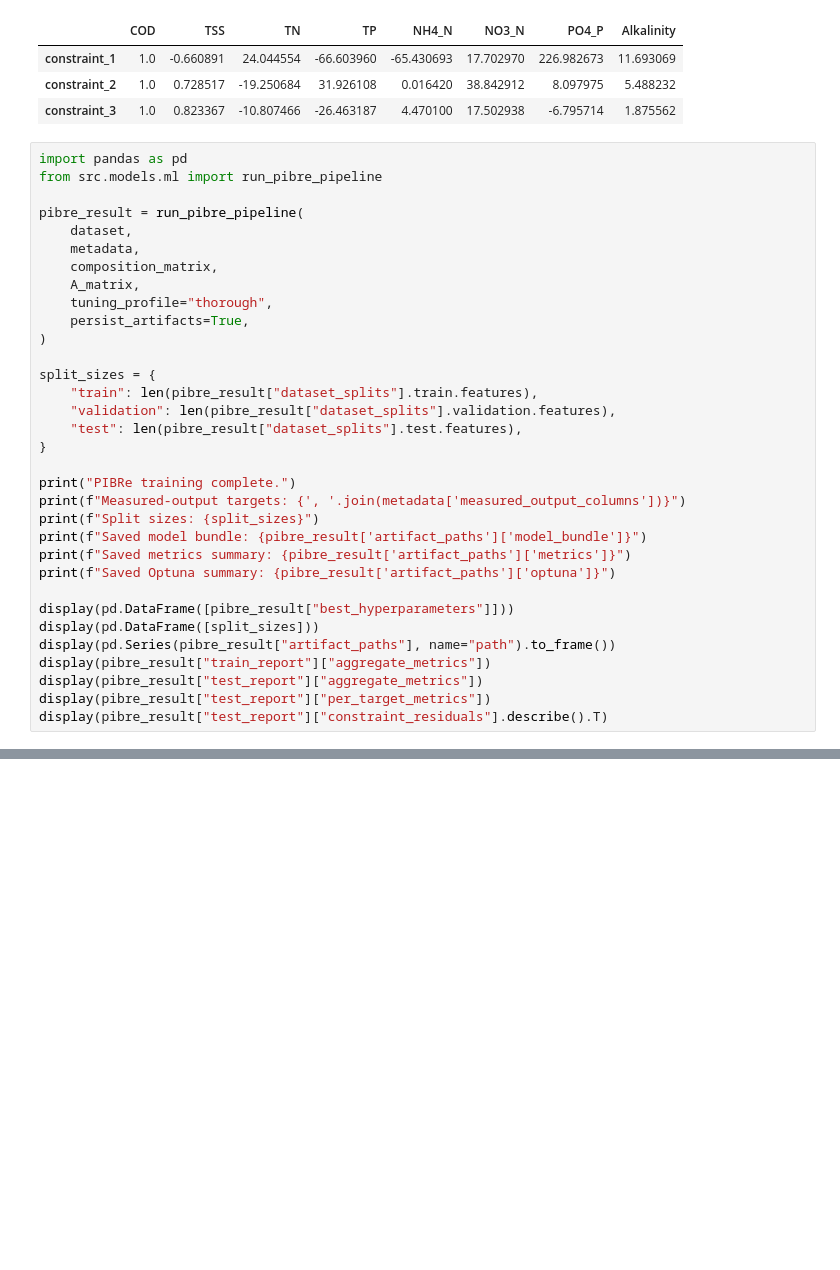
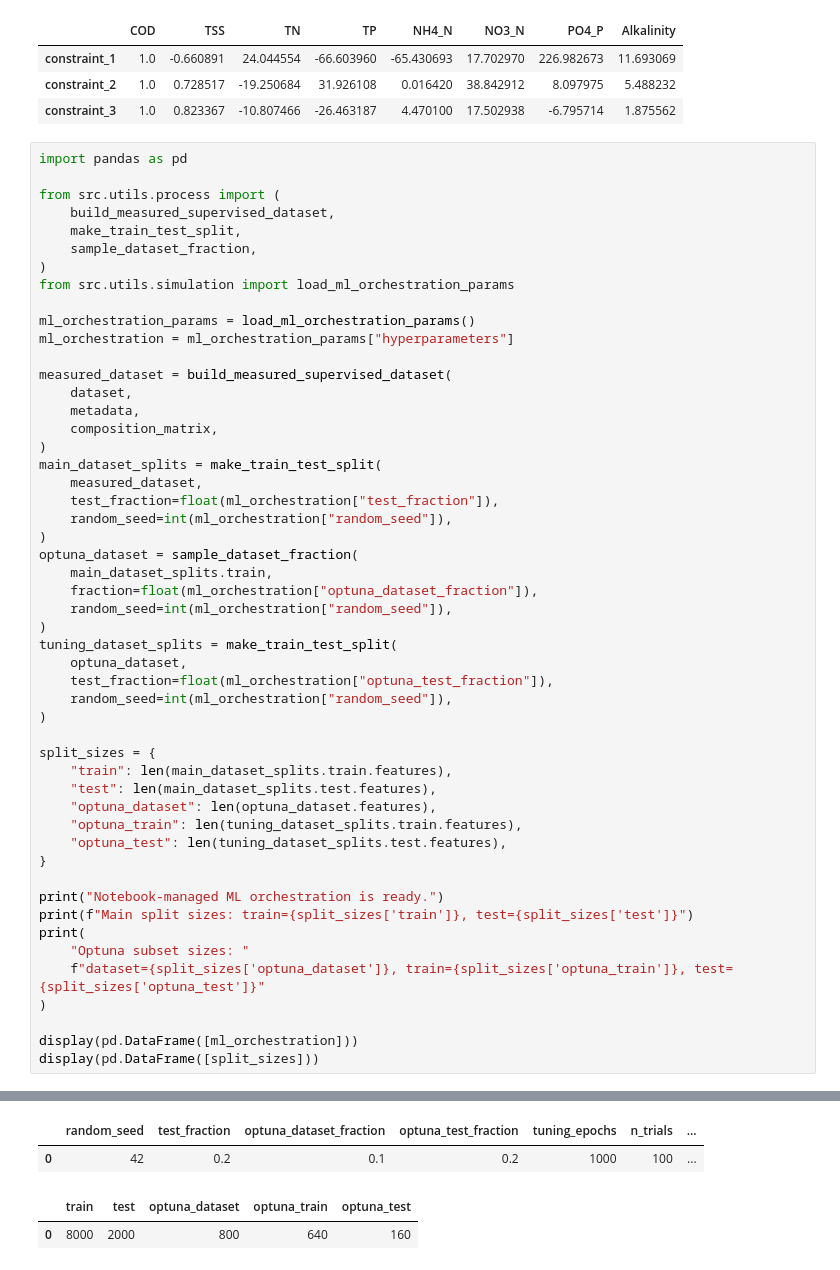
Before and after one commit to egbertoselerio1997/pibre-model, a Jupyter notebook: main.ipynb, the cells around one changed output, grey strips where cells are left out. Drawn from its saved outputs; the diff is of its cells as text; blank space fills up the shorter version.

```diff
--- a/main.ipynb
+++ b/main.ipynb
@@ -120,35 +120,53 @@ A_matrix shape: (3, 8)
 | constraint_3 | 1.0 | 0.823367 | -10.807466 | -26.463187 | 4.470100 | 17.502938 | -6.795714 | 1.875562 |
 # %%
 import pandas as pd
-from src.models.ml import run_pibre_pipeline
 
-pibre_result = run_pibre_pipeline(
+from src.utils.process import (
+    build_measured_supervised_dataset,
+    make_train_test_split,
+    sample_dataset_fraction,
+)
+from src.utils.simulation import load_ml_orchestration_params
+
+ml_orchestration_params = load_ml_orchestration_params()
+ml_orchestration = ml_orchestration_params["hyperparameters"]
+
+measured_dataset = build_measured_supervised_dataset(
     dataset,
     metadata,
     composition_matrix,
-    A_matrix,
-    tuning_profile="thorough",
-    persist_artifacts=True,
+)
+main_dataset_splits = make_train_test_split(
+    measured_dataset,
+    test_fraction=float(ml_orchestration["test_fraction"]),
+    random_seed=int(ml_orchestration["random_seed"]),
+)
+optuna_dataset = sample_dataset_fraction(
+    main_dataset_splits.train,
+    fraction=float(ml_orchestration["optuna_dataset_fraction"]),
+    random_seed=int(ml_orchestration["random_seed"]),
+)
+tuning_dataset_splits = make_train_test_split(
+    optuna_dataset,
+    test_fraction=float(ml_orchestration["optuna_test_fraction"]),
+    random_seed=int(ml_orchestration["random_seed"]),
 )
 
 split_sizes = {
-    "train": len(pibre_result["dataset_splits"].train.features),
-    "validation": len(pibre_result["dataset_splits"].validation.features),
-    "test": len(pibre_result["dataset_splits"].test.features),
+    "train": len(main_dataset_splits.train.features),
+    "test": len(main_dataset_splits.test.features),
+    "optuna_dataset": len(optuna_dataset.features),
+    "optuna_train": len(tuning_dataset_splits.train.features),
+    "optuna_test": len(tuning_dataset_splits.test.features),
 }
 
-print("PIBRe training complete.")
-print(f"Measured-output targets: {', '.join(metadata['measured_output_columns'])}")
-print(f"Split sizes: {split_sizes}")
-print(f"Saved model bundle: {pibre_result['artifact_paths']['model_bundle']}")
-print(f"Saved metrics summary: {pibre_result['artifact_paths']['metrics']}")
-print(f"Saved Optuna summary: {pibre_result['artifact_paths']['optuna']}")
+print("Notebook-managed ML orchestration is ready.")
+print(f"Main split sizes: train={split_sizes['train']}, test={split_sizes['test']}")
+print(
+    "Optuna subset sizes: "
+    f"dataset={split_sizes['optuna_dataset']}, train={split_sizes['optuna_train']}, test={split_sizes['optuna_test']}"
+)
 
-display(pd.DataFrame([pibre_result["best_hyperparameters"]]))
+display(pd.DataFrame([ml_orchestration]))
 display(pd.DataFrame([split_sizes]))
-display(pd.Series(pibre_result["artifact_paths"], name="path").to_frame())
-display(pibre_result["train_report"]["aggregate_metrics"])
-display(pibre_result["test_report"]["aggregate_metrics"])
-display(pibre_result["test_report"]["per_target_metrics"])
-display(pibre_result["test_report"]["constraint_residuals"].describe().T)
 # %% [output]
@@ -171,0 +176,4 @@ display(pibre_result["test_report"]["constraint_residuals"].describe().T)
+|  | random_seed | test_fraction | optuna_dataset_fraction | optuna_test_fraction | tuning_epochs | n_trials | ... |
+| 0 | 42 | 0.2 | 0.1 | 0.2 | 1000 | 100 | ... |
+|  | train | test | optuna_dataset | optuna_train | optuna_test |
+| 0 | 8000 | 2000 | 800 | 640 | 160 |
```
Also changed, not shown: parts of 5 cells of this notebook, 27 other files.
